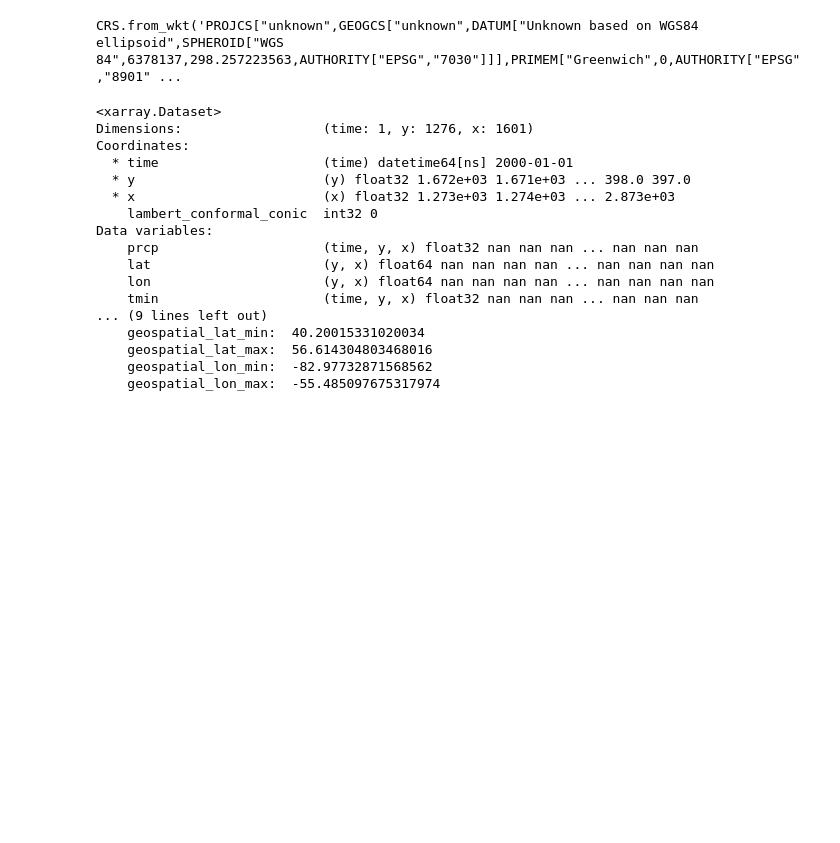
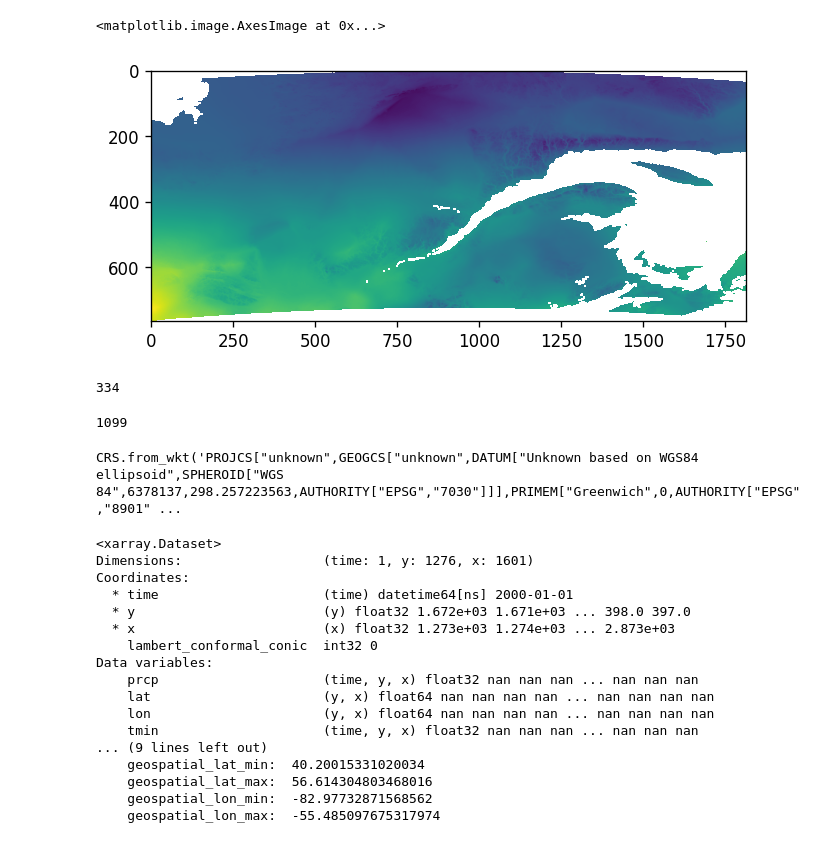
Before and after one commit to billxby/ISEF-ML-wildfires-risk-prediction-in-quebec, a Jupyter notebook: Extract/extract_weather.ipynb, the cells around one changed output. Cells and saved outputs as stored; diff of their text form; code cells hidden in the pictures; blank space fills up the shorter version.

```diff
--- a/Extract/extract_weather.ipynb
+++ b/Extract/extract_weather.ipynb
@@ -32,0 +117,5 @@ monthly = daymet.get_bygeom(poly, dates, variables=var)
+# %%
+indexes=np.where(np.logical_not(np.isnan(arr)))
+# %%
+indexes[0].sort()
+indexes[1].sort()
@@ -33,3 +127,16 @@ monthly = daymet.get_bygeom(poly, dates, variables=var)
+# %%
+plt.imshow(arr[indexes[0][0]:indexes[0][-1], indexes[1][0]:indexes[1][-1]])
+# %% [output]
+<matplotlib.image.AxesImage at 0x...>
+[figure, added]
+# %%
+indexes[0][0]
+# %% [output]
+334
+# %%
+indexes[0][-1]
+# %% [output]
+1099
 # %%
 monthly.rio.crs
 # %% [output]
```
Also changed, not shown: parts of 16 cells of this notebook, 18 other files.
